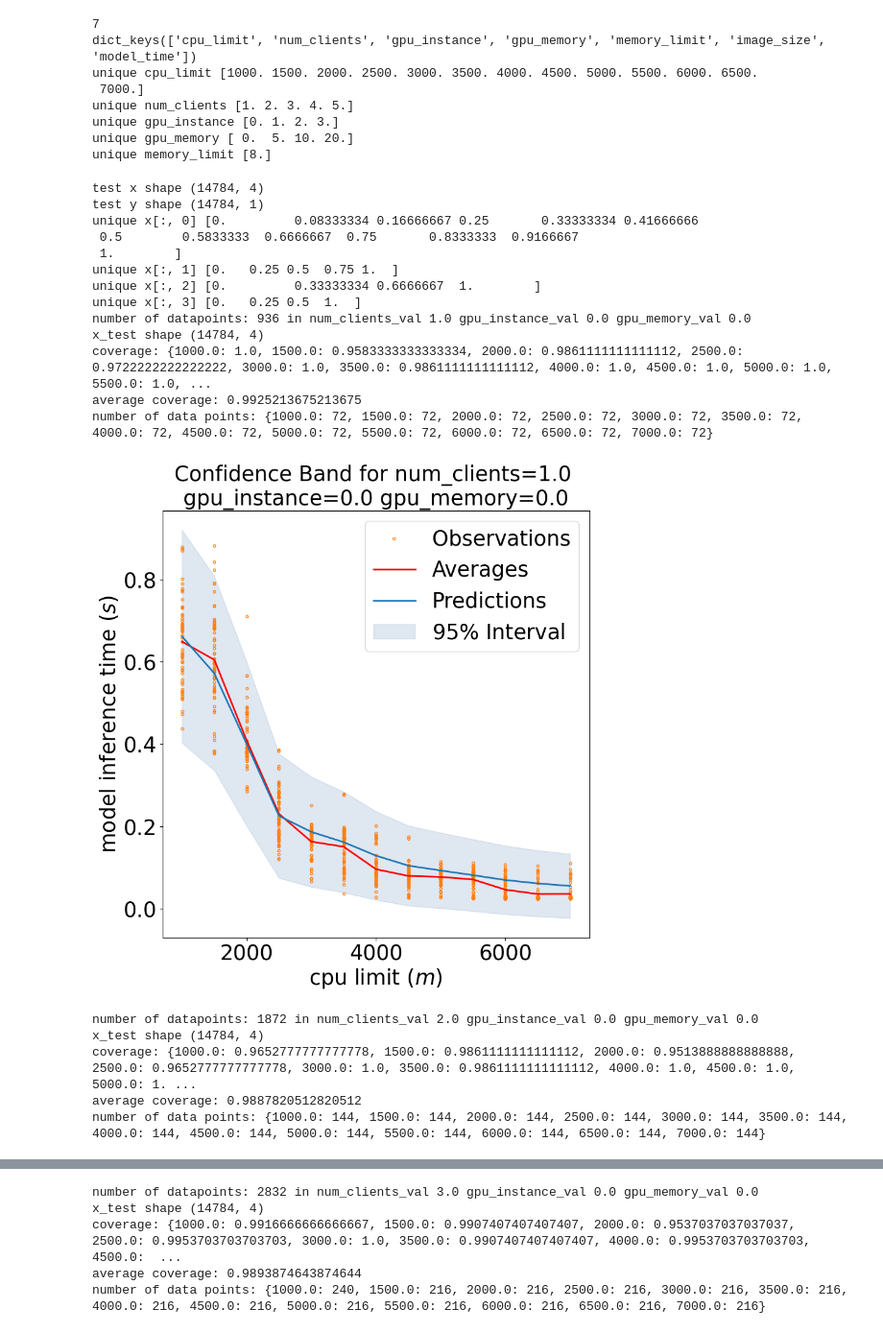
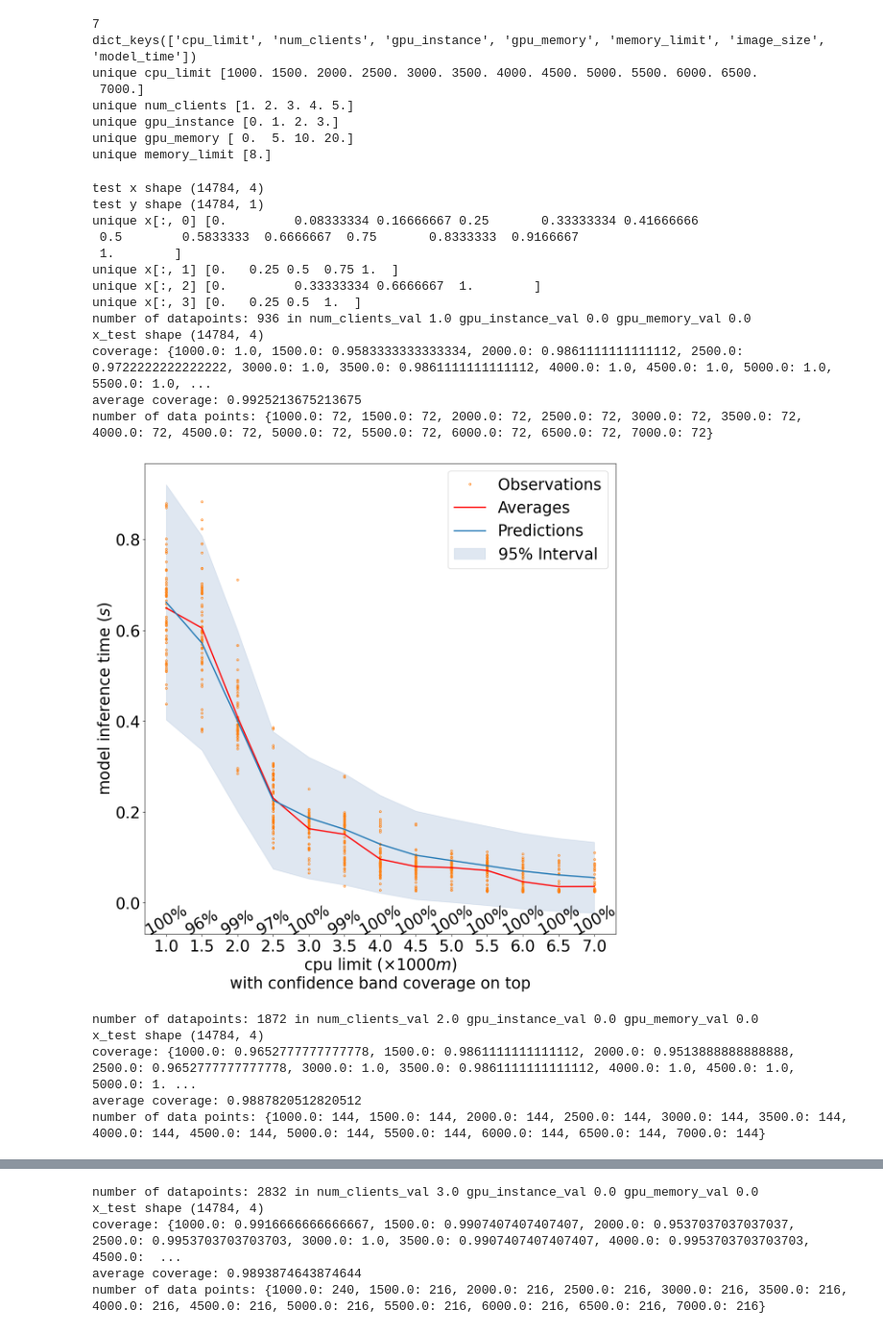
Before and after one commit to NCSU-Microservice-Benchmarking/Microservice-Profiling-with-Distributed-Tracing-and-Kubernetes, a Jupyter notebook: docs/assets/train_pnn_features.ipynb, the cells around one changed output, grey strips where cells are left out. Shown at 96% size. Saved outputs shown, nothing was run; the diff lists cells and outputs as text; code cells hidden in the pictures.

```diff
--- a/docs/assets/train_pnn_features.ipynb
+++ b/docs/assets/train_pnn_features.ipynb
@@ -428,7 +409,7 @@ def plot_xy(
     """
     # Create ax if it doesn't exist
     if ax is None:
-        fig, ax = plt.subplots(figsize=(12,9))
+        fig, ax = plt.subplots(figsize=(15,12))
 
     # Order points in order of increasing x
     order = np.argsort(x)
@@ -499,9 +480,19 @@ def plot_xy(
     if xlims is not None:
         ax.set_xlim(xlims)
 
-    ax.set_xlabel("cpu limit ($m$)", fontsize = font_size)
+    # add text of coverage for every x_val right above the xticks
+    for x_val in coverage:
+        ax.text(x_val, ax.get_ylim()[0], "{:.0f}%".format(coverage[x_val]*100), fontsize=font_size, horizontalalignment='center', rotation=30)
+
+
+    # x_tick_labels = ["{:.1f}".format(x_unique[i]/1000) + "\n" + "{:.0f}%".format(coverage[x_unique[i]]*100) for i in range(len(x_unique))]
+    x_tick_labels = ["{:.1f}".format(x_unique[i]/1000) for i in range(len(x_unique))]
+
+    ax.set_xticks(x_unique, x_tick_labels, minor=False, rotation=0)
+
+    ax.set_xlabel(r"cpu limit ($\times 1000m$)" + "\nwith confidence band coverage on top", fontsize = font_size)
     ax.set_ylabel("model inference time ($s$)", fontsize = font_size)
-    ax.set_title(title_text, fontsize = font_size)
+    # ax.set_title(title_text, fontsize = font_size)
     ax.set_aspect(1.0 / ax.get_data_ratio(), adjustable="box")
 
     return ax
@@ -594,35 +585,35 @@ for num_clients_val in num_clients_unique_val_list:
             gpu_instance_val_normalized = (gpu_instance_val - gpu_instance_min) / (gpu_instance_max - gpu_instance_min)
             gpu_memory_val_normalized = (gpu_memory_val - gpu_memory_min) / (gpu_memory_max - gpu_memory_min)
             for idx in range(len(xpts_test)):
                 if xpts_test[idx][1] == num_clients_val_normalized and xpts_test[idx][2] == gpu_instance_val_normalized and xpts_test[idx][3] == gpu_memory_val_normalized:
                     xpts_test_filtered.append(xpts_test[idx])
                     ypts_test_filtered.append(ypts_test[idx])
             xpts_test_filtered = np.array(xpts_test_filtered)
             ypts_test_filtered = np.array(ypts_test_filtered)
             if len(xpts_test_filtered) == 0:
                 # print("no data points for num_clients_val", num_clients_val, "gpu_instance_val", gpu_instance_val, "gpu_memory_val", gpu_memory_val)
                 continue
             else:
                 print("number of datapoints:", len(xpts_test_filtered), "in num_clients_val", num_clients_val, "gpu_instance_val", gpu_instance_val, "gpu_memory_val", gpu_memory_val)
                 print("x_test shape", xpts_test.shape)
             # xpts_test_filtered = np.array(xpts_test_filtered)
             # ypts_test_filtered = np.array(ypts_test_filtered)
-            draw_95_ci(xpts_test_filtered, ypts_test_filtered, pnn, title_text="Confidence Band for num_clients=" + str(num_clients_val) + " \ngpu_instance=" + str(gpu_instance_val) + " gpu_memory=" + str(gpu_memory_val))
+            draw_95_ci(xpts_test_filtered, ypts_test_filtered, pnn, title_text="Confidence Band for num_clients=" + str(num_clients_val) + " gpu_instance=" + str(gpu_instance_val) + " gpu_memory=" + str(gpu_memory_val))
 # %% [output]
 test x shape (14784, 4)
 test y shape (14784, 1)
 unique x[:, 0] [0.         0.08333334 0.16666667 0.25       0.33333334 0.41666666
  0.5        0.5833333  0.6666667  0.75       0.8333333  0.9166667
  1.        ]
 unique x[:, 1] [0.   0.25 0.5  0.75 1.  ]
 unique x[:, 2] [0.         0.33333334 0.6666667  1.        ]
 unique x[:, 3] [0.   0.25 0.5  1.  ]
 number of datapoints: 936 in num_clients_val 1.0 gpu_instance_val 0.0 gpu_memory_val 0.0
 x_test shape (14784, 4)
 coverage: {1000.0: 1.0, 1500.0: 0.9583333333333334, 2000.0: 0.9861111111111112, 2500.0: 0.9722222222222222, 3000.0: 1.0, 3500.0: 0.9861111111111112, 4000.0: 1.0, 4500.0: 1.0, 5000.0: 1.0, 5500.0: 1.0, ...
 average coverage: 0.9925213675213675
 number of data points: {1000.0: 72, 1500.0: 72, 2000.0: 72, 2500.0: 72, 3000.0: 72, 3500.0: 72, 4000.0: 72, 4500.0: 72, 5000.0: 72, 5500.0: 72, 6000.0: 72, 6500.0: 72, 7000.0: 72}
-[figure, old version]
+[figure, new version]
 number of datapoints: 1872 in num_clients_val 2.0 gpu_instance_val 0.0 gpu_memory_val 0.0
 x_test shape (14784, 4)
 coverage: {1000.0: 0.9652777777777778, 1500.0: 0.9861111111111112, 2000.0: 0.9513888888888888, 2500.0: 0.9652777777777778, 3000.0: 1.0, 3500.0: 0.9861111111111112, 4000.0: 1.0, 4500.0: 1.0, 5000.0: 1. ...
```
Also changed, not shown: parts of 2 cells of this notebook.
